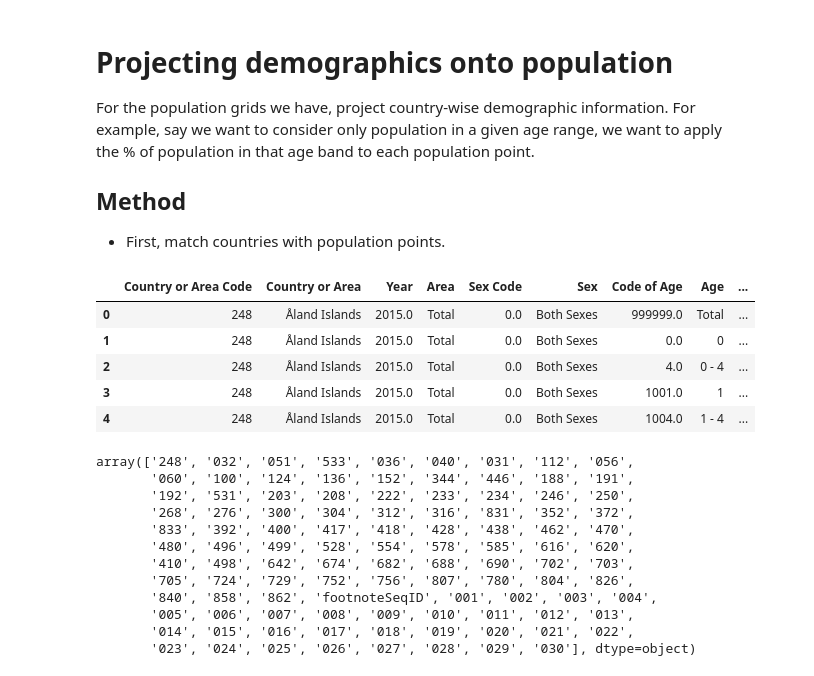
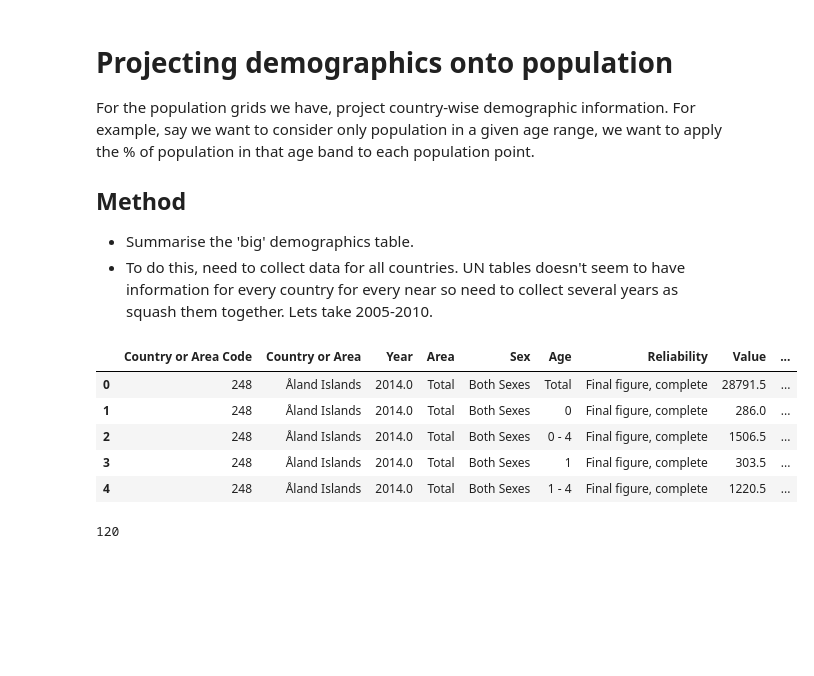
Before and after one commit to mangecoeur/health-climate-exposure, a Jupyter notebook: Project demographic stats to population.ipynb, the cells around one changed output. Cells and saved outputs as stored; diff of their text form; code cells hidden in the pictures; blank space fills up the shorter version.

Commit message:
First work demographic proj

```diff
--- a/Project demographic stats to population.ipynb
+++ b/Project demographic stats to population.ipynb
@@ -5,7 +5,8 @@ For the population grids we have, project country-wise demographic information.
 
 ## Method
 
-- First, match countries with population points.
+- Summarise the 'big' demographics table.
+- To do this, need to collect data for all countries. UN tables doesn't seem to have information for every country for every near so need to collect several years as squash them together. Lets take 2005-2010.
 # %%
 %matplotlib inline
 
@@ -28,31 +26,22 @@ HUMANS_SRC / 'education'
-# %%
-un_demographics = pd.read_csv(POP_DATA_SRC / 'UNdata_Export_20170420_163339908.csv')
-un_demographics.head()
-# %% [output]
-|  | Country or Area Code | Country or Area | Year | Area | Sex Code | Sex | Code of Age | Age | ... |
-| 0 | 248 | Åland Islands | 2015.0 | Total | 0.0 | Both Sexes | 999999.0 | Total | ... |
-| 1 | 248 | Åland Islands | 2015.0 | Total | 0.0 | Both Sexes | 0.0 | 0 | ... |
-| 2 | 248 | Åland Islands | 2015.0 | Total | 0.0 | Both Sexes | 4.0 | 0 - 4 | ... |
-| 3 | 248 | Åland Islands | 2015.0 | Total | 0.0 | Both Sexes | 1001.0 | 1 | ... |
-| 4 | 248 | Åland Islands | 2015.0 | Total | 0.0 | Both Sexes | 1004.0 | 1 - 4 | ... |
 # %%
+un_demographics = pd.read_csv(POP_DATA_SRC / 'UN' / 'UNdata_Export_demographics_2015.csv')
 un_demographics['Country or Area Code'] = un_demographics['Country or Area Code'].apply(lambda c: c.zfill(3))
+# Merge on source year
+un_demographics = un_demographics.drop('Source Year', axis=1)
+un_demographics = un_demographics.drop_duplicates()
+un_demographics.head()
+# %% [output]
+|  | Country or Area Code | Country or Area | Year | Area | Sex | Age | Reliability | Value | ... |
+| 0 | 248 | Åland Islands | 2014.0 | Total | Both Sexes | Total | Final figure, complete | 28791.5 | ... |
+| 1 | 248 | Åland Islands | 2014.0 | Total | Both Sexes | 0 | Final figure, complete | 286.0 | ... |
+| 2 | 248 | Åland Islands | 2014.0 | Total | Both Sexes | 0 - 4 | Final figure, complete | 1506.5 | ... |
+| 3 | 248 | Åland Islands | 2014.0 | Total | Both Sexes | 1 | Final figure, complete | 303.5 | ... |
+| 4 | 248 | Åland Islands | 2014.0 | Total | Both Sexes | 1 - 4 | Final figure, complete | 1220.5 | ... |
+# %%
+len(un_demographics['Country or Area'].unique())
+# %% [output]
+120
 # %%
 # Set index so we can first drop aspects we aren't interested in
 un_all = un_demographics.set_index(['Sex', 'Area', 'Year', 'Country or Area Code',  'Age'])
 un_all = un_all.loc['Both Sexes'].loc['Total'].loc[2015]
-# %%
-un_demographics['Country or Area Code'].unique()
-# %% [output]
-array(['248', '032', '051', '533', '036', '040', '031', '112', '056',
-       '060', '100', '124', '136', '152', '344', '446', '188', '191',
-       '192', '531', '203', '208', '222', '233', '234', '246', '250',
-       '268', '276', '300', '304', '312', '316', '831', '352', '372',
-       '833', '392', '400', '417', '418', '428', '438', '462', '470',
-       '480', '496', '499', '528', '554', '578', '585', '616', '620',
-       '410', '498', '642', '674', '682', '688', '690', '702', '703',
-       '705', '724', '729', '752', '756', '807', '780', '804', '826',
-       '840', '858', '862', 'footnoteSeqID', '001', '002', '003', '004',
-       '005', '006', '007', '008', '009', '010', '011', '012', '013',
-       '014', '015', '016', '017', '018', '019', '020', '021', '022',
-       '023', '024', '025', '026', '027', '028', '029', '030'], dtype=object)
```
Also changed, not shown: parts of 19 cells of this notebook, 3 other files.
